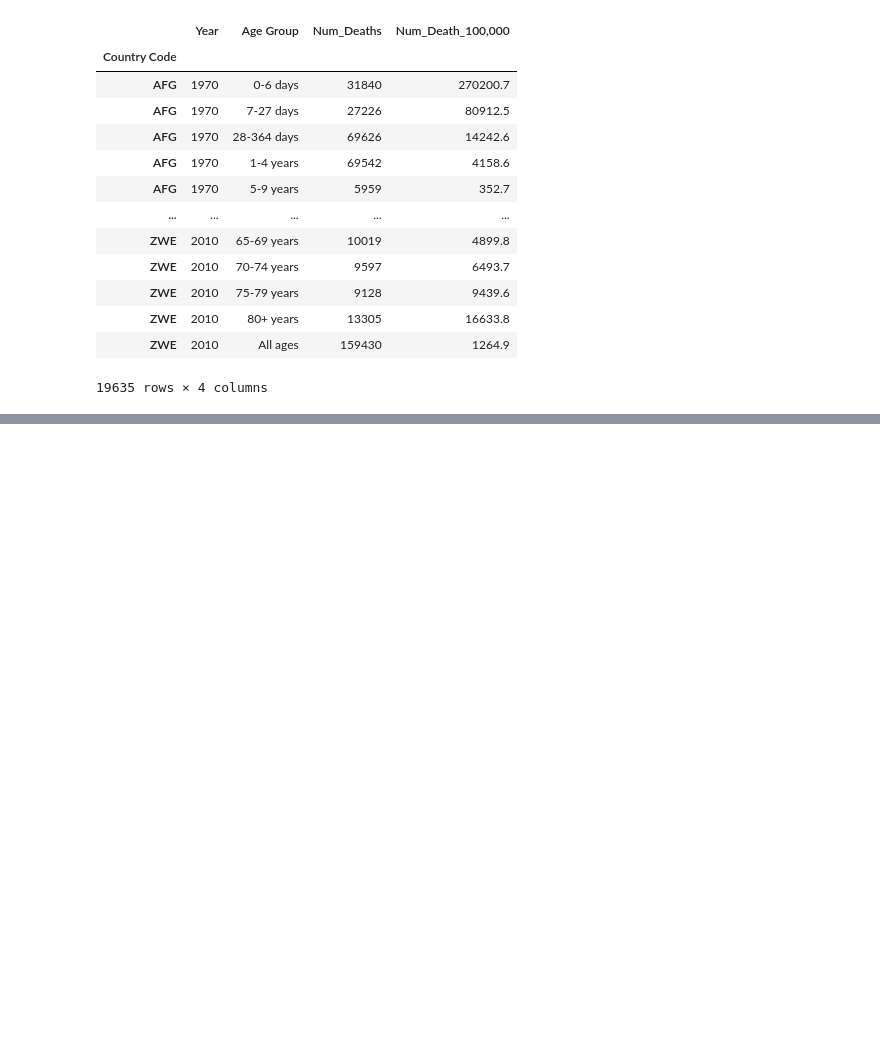
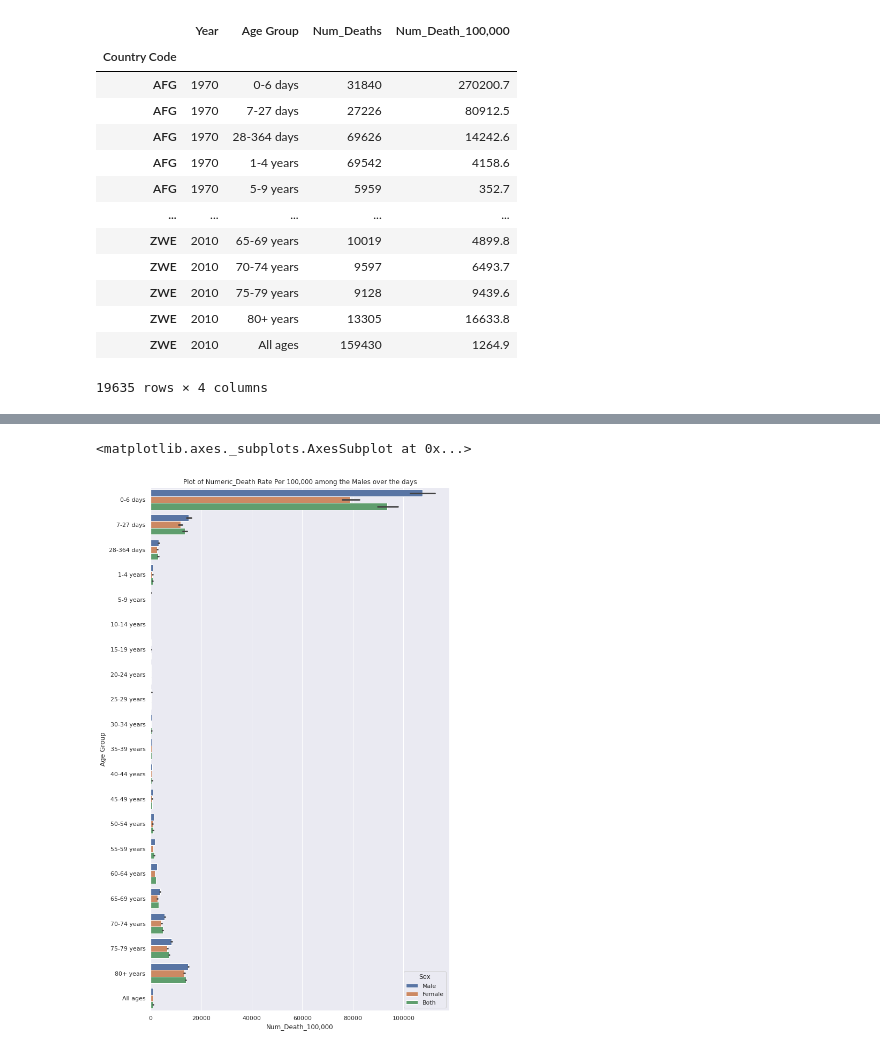
Before and after one commit to ibe-abu-chi/python_EDA, a Jupyter notebook: age_specific_mortality.ipynb, the cells around one changed output, grey strips where cells are left out. Cells and saved outputs as stored; diff of their text form; code cells hidden in the pictures; blank space fills up the shorter version.

```diff
--- a/age_specific_mortality.ipynb
+++ b/age_specific_mortality.ipynb
@@ -258,0 +330,7 @@ Country_Name("Nigeria")[Country_Name("Nigeria").Sex == 'Both']
+# %%
+fig, ax = plt.subplots(1, 1, figsize=(10, 18))
+ax.set_title('Plot of Numeric_Death Rate Per 100,000 among the Males over the days')
+sns.barplot(x="Num_Death_100,000", y="Age Group", hue="Sex", data=df)
+# %% [output]
+<matplotlib.axes._subplots.AxesSubplot at 0x...>
+[figure, added]
```
Also changed, not shown: parts of 17 cells of this notebook.
